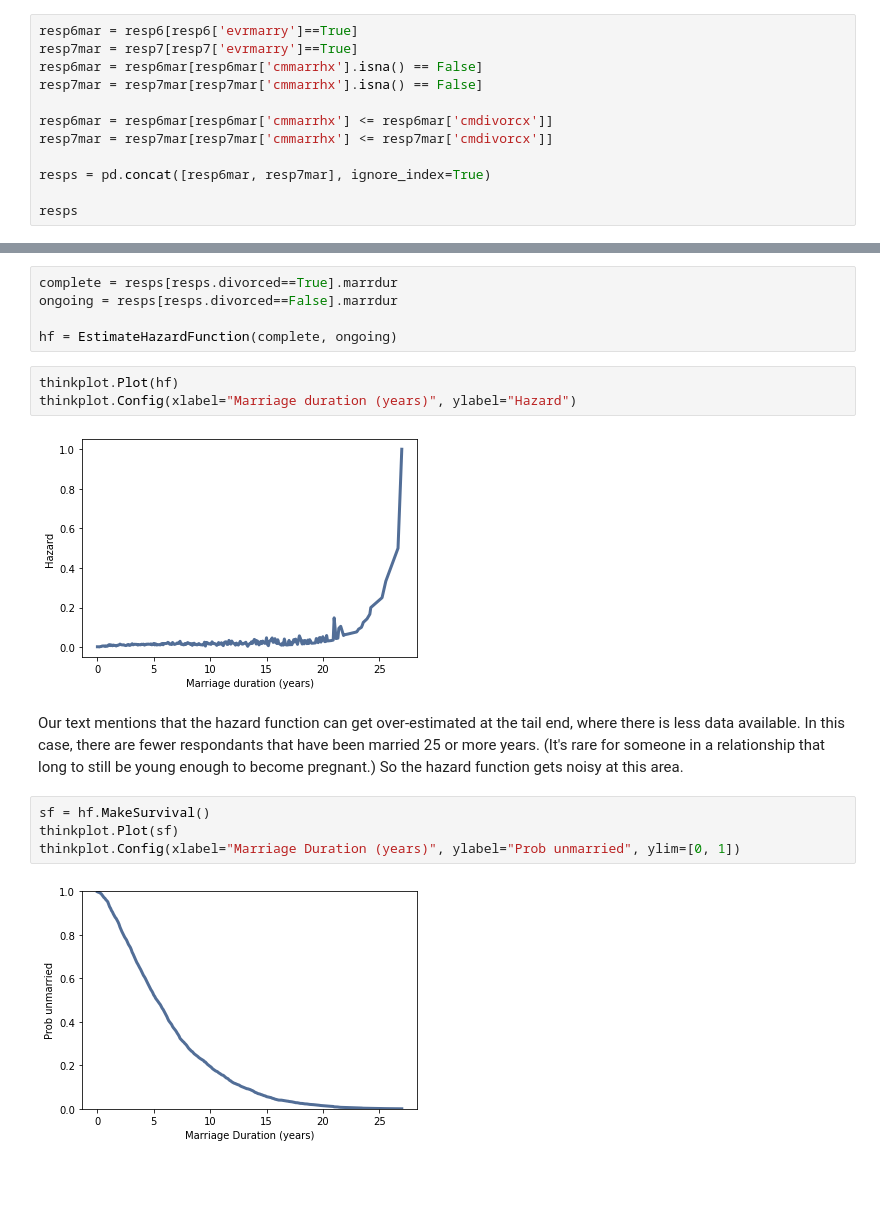
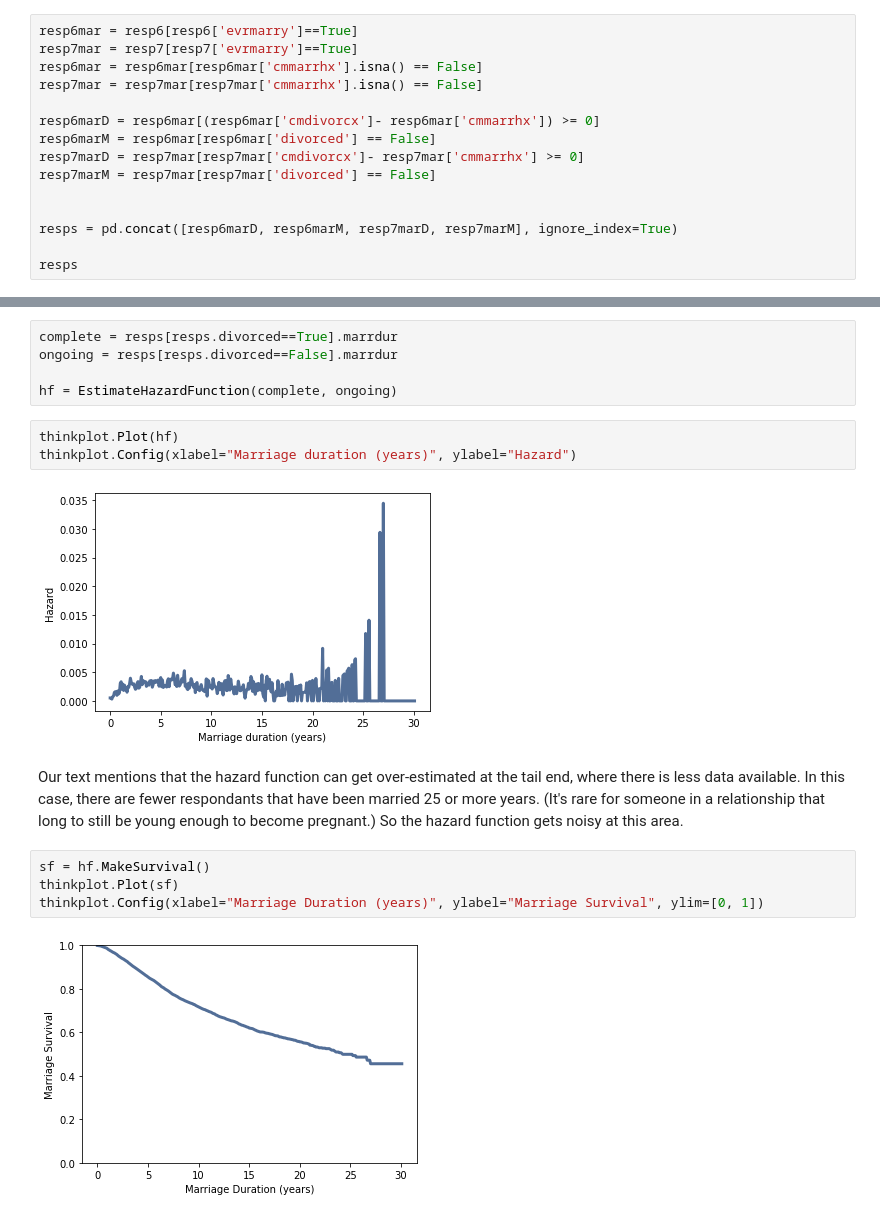
Before and after one commit to mhoehler22/ThinkStats2, a Jupyter notebook: code/HoehlerDSC530Week11.ipynb, the cells around one changed output, grey strips where cells are left out. Saved outputs shown, nothing was run; the diff lists cells and outputs as text; blank space fills up the shorter version.

```diff
--- a/code/HoehlerDSC530Week11.ipynb
+++ b/code/HoehlerDSC530Week11.ipynb
@@ -90,10 +90,13 @@ resp7mar = resp7[resp7['evrmarry']==True]
 resp6mar = resp6mar[resp6mar['cmmarrhx'].isna() == False]
 resp7mar = resp7mar[resp7mar['cmmarrhx'].isna() == False]
 
-resp6mar = resp6mar[resp6mar['cmmarrhx'] <= resp6mar['cmdivorcx']]
-resp7mar = resp7mar[resp7mar['cmmarrhx'] <= resp7mar['cmdivorcx']]
+resp6marD = resp6mar[(resp6mar['cmdivorcx']- resp6mar['cmmarrhx']) >= 0]
+resp6marM = resp6mar[resp6mar['divorced'] == False]
+resp7marD = resp7mar[resp7mar['cmdivorcx']- resp7mar['cmmarrhx'] >= 0]
+resp7marM = resp7mar[resp7mar['divorced'] == False]
 
-resps = pd.concat([resp6mar, resp7mar], ignore_index=True)
+
+resps = pd.concat([resp6marD, resp6marM, resp7marD, resp7marM], ignore_index=True)
 
 resps
 # %% [output]
@@ -164,12 +167,12 @@ hf = EstimateHazardFunction(complete, ongoing)
 thinkplot.Plot(hf)
 thinkplot.Config(xlabel="Marriage duration (years)", ylabel="Hazard")
 # %% [output]
-[figure, old version]
+[figure, new version]
 # %% [markdown]
 Our text mentions that the hazard function can get over-estimated at the tail end, where there is less data available.  In this case, there are fewer respondants that have been married 25 or more years.  (It's rare for someone in a relationship that long to still be young enough to become pregnant.)  So the hazard function gets noisy at this area.
 # %%
 sf = hf.MakeSurvival()
 thinkplot.Plot(sf)
-thinkplot.Config(xlabel="Marriage Duration (years)", ylabel="Prob unmarried", ylim=[0, 1])
+thinkplot.Config(xlabel="Marriage Duration (years)", ylabel="Marriage Survival", ylim=[0, 1])
 # %% [output]
-[figure, old version]
+[figure, new version]
```
Also changed, not shown: parts of 11 cells of this notebook.
